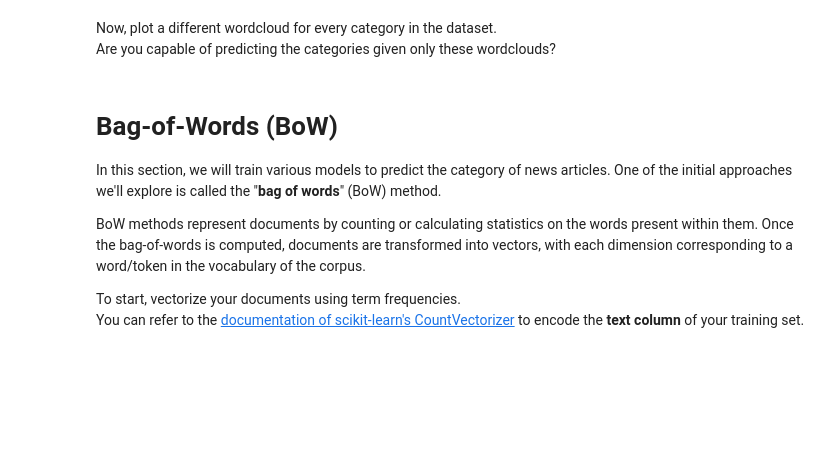
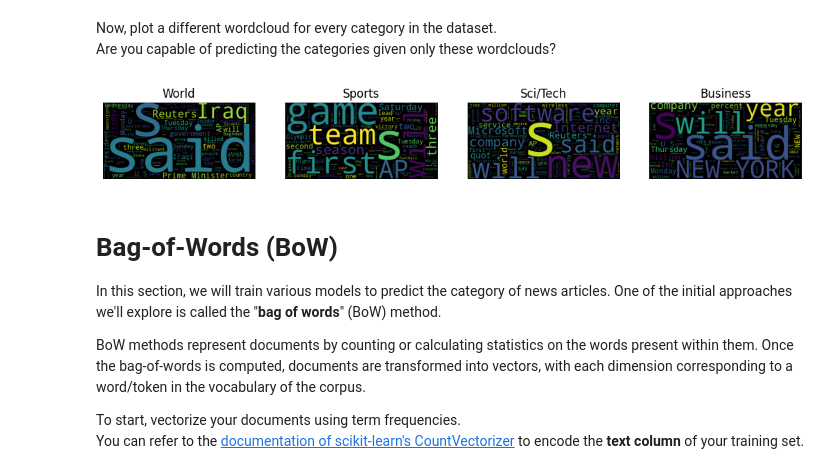
Before and after one commit to Cirrusfloccus31/AIF, a Jupyter notebook: nlp/AIF_nlp.ipynb, the cells around one changed output. Drawn from its saved outputs; the diff is of its cells as text; code cells hidden in the pictures; blank space fills up the shorter version.

```diff
--- a/nlp/AIF_nlp.ipynb
+++ b/nlp/AIF_nlp.ipynb
@@ -106,3 +113,15 @@ Are you capable of predicting the categories given only these wordclouds?
+# %%
+fig, axs = plt.subplots(1, traindf["label"].nunique(), figsize=(13,20))
+ax = axs.flatten()
+for index, label_name in enumerate(traindf["label_name"].unique().tolist()):
+    corpus_label = " ".join(traindf[traindf["label_name"]==label_name].text.values)
+    wordcloud = WordCloud().generate(corpus_label)
+    ax[index].imshow(wordcloud)
+    ax[index].axis("off")
+    ax[index].set_title(label_name)
+plt.show();
+# %% [output]
+[figure, added]
 # %% [markdown]
 # Bag-of-Words (BoW)
 
```
Also changed, not shown: parts of 13 cells of this notebook.
